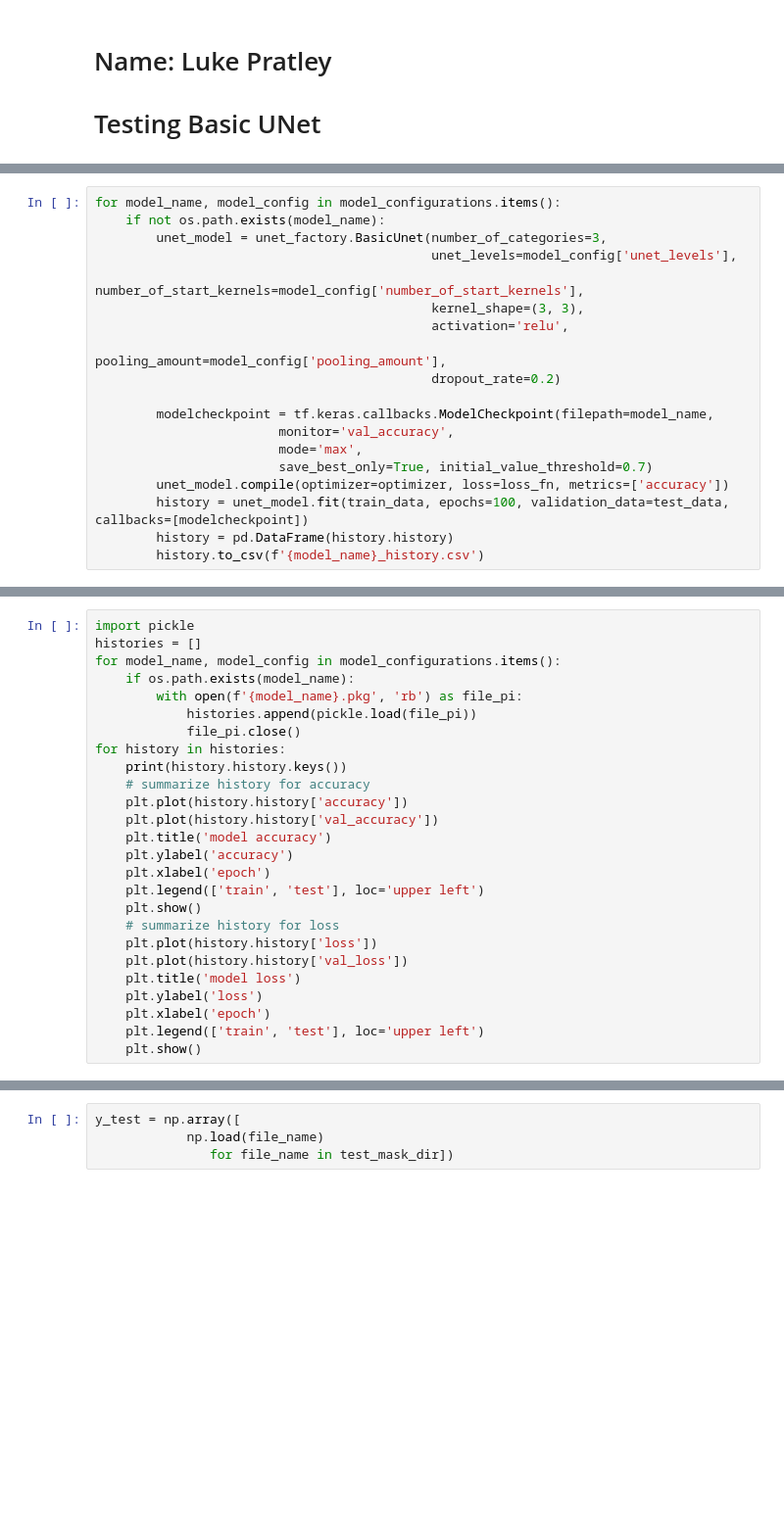
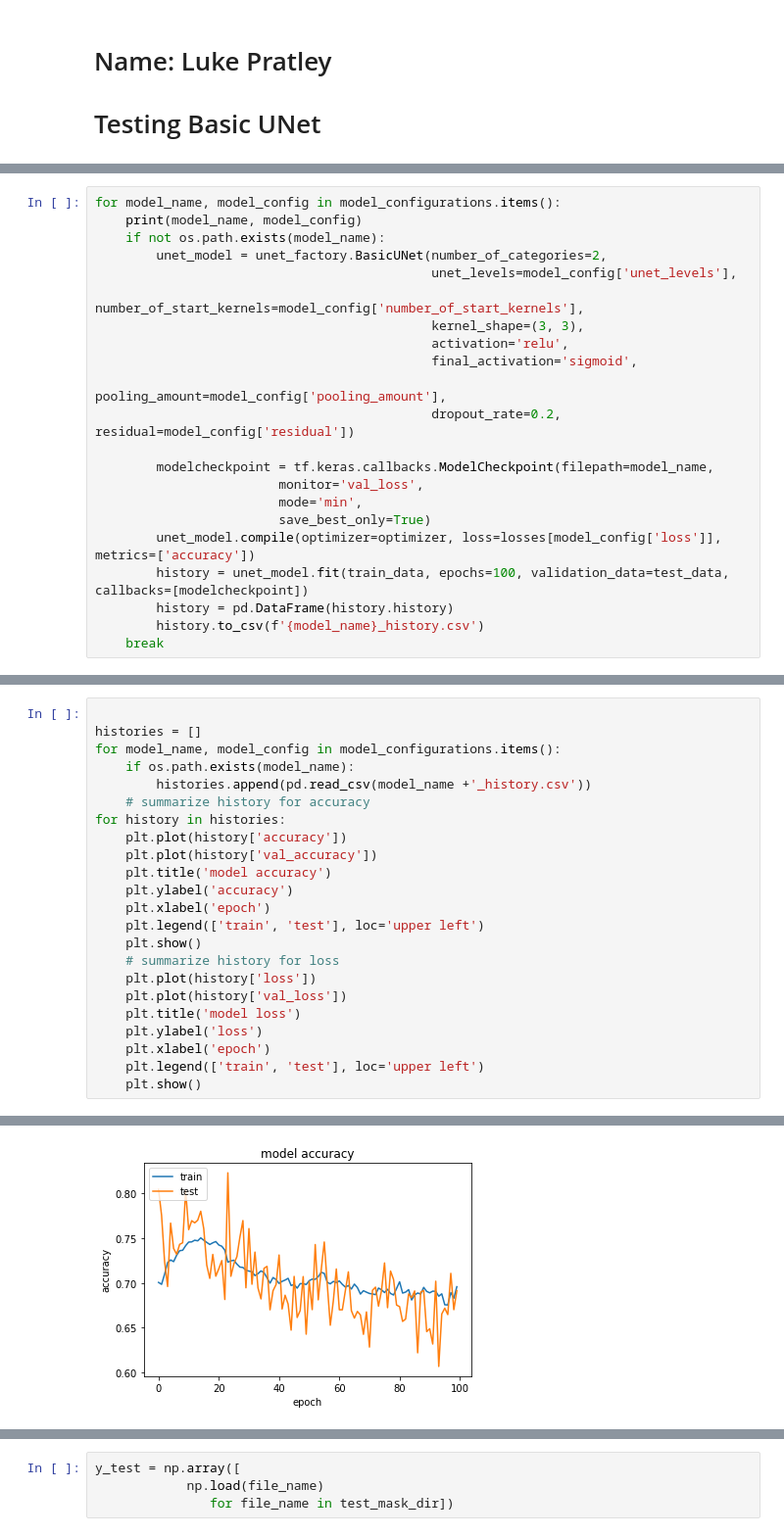
Before and after one commit to Luke-Pratley/building_road_segmentation, a Jupyter notebook: notebooks/basic_unet.ipynb, the cells around one changed output, grey strips where cells are left out. Shown: that part at 98% size. Drawn from its saved outputs; the diff is of its cells as text; blank space fills up the shorter version.

```diff
--- a/notebooks/basic_unet.ipynb
+++ b/notebooks/basic_unet.ipynb
@@ -68,21 +69,24 @@ False
 [interactive output not drawn]
 # %%
 for model_name, model_config in model_configurations.items():
+    print(model_name, model_config)
     if not os.path.exists(model_name):
-        unet_model = unet_factory.BasicUnet(number_of_categories=3,
+        unet_model = unet_factory.BasicUNet(number_of_categories=2,
                                             unet_levels=model_config['unet_levels'],
                                             number_of_start_kernels=model_config['number_of_start_kernels'],
                                             kernel_shape=(3, 3),
                                             activation='relu',
+                                            final_activation='sigmoid',
                                             pooling_amount=model_config['pooling_amount'],
-                                            dropout_rate=0.2)
+                                            dropout_rate=0.2, residual=model_config['residual'])
 
         modelcheckpoint = tf.keras.callbacks.ModelCheckpoint(filepath=model_name,
-                        monitor='val_accuracy',
-                        mode='max',
-                        save_best_only=True, initial_value_threshold=0.7)
-        unet_model.compile(optimizer=optimizer, loss=loss_fn, metrics=['accuracy'])
+                        monitor='val_loss',
+                        mode='min',
+                        save_best_only=True)
+        unet_model.compile(optimizer=optimizer, loss=losses[model_config['loss']], metrics=['accuracy'])
         history = unet_model.fit(train_data, epochs=100, validation_data=test_data, callbacks=[modelcheckpoint])
         history = pd.DataFrame(history.history)
         history.to_csv(f'{model_name}_history.csv')
+    break
 # %% [output]
@@ -106,25 +110,22 @@ Epoch 100/100
 [interactive output not drawn]
 # %%
-import pickle
+
 histories = []
 for model_name, model_config in model_configurations.items():
     if os.path.exists(model_name):
-        with open(f'{model_name}.pkg', 'rb') as file_pi:
-            histories.append(pickle.load(file_pi))
-            file_pi.close()
+        histories.append(pd.read_csv(model_name +'_history.csv'))
+    # summarize history for accuracy
 for history in histories:
-    print(history.history.keys())
-    # summarize history for accuracy
-    plt.plot(history.history['accuracy'])
-    plt.plot(history.history['val_accuracy'])
+    plt.plot(history['accuracy'])
+    plt.plot(history['val_accuracy'])
     plt.title('model accuracy')
     plt.ylabel('accuracy')
     plt.xlabel('epoch')
     plt.legend(['train', 'test'], loc='upper left')
     plt.show()
     # summarize history for loss
-    plt.plot(history.history['loss'])
-    plt.plot(history.history['val_loss'])
+    plt.plot(history['loss'])
+    plt.plot(history['val_loss'])
     plt.title('model loss')
     plt.ylabel('loss')
     plt.xlabel('epoch')
@@ -134,0 +135 @@ EOFError: Ran out of input
+[figure, added]
```
Also changed, not shown: parts of 11 cells of this notebook, 2 other files.
